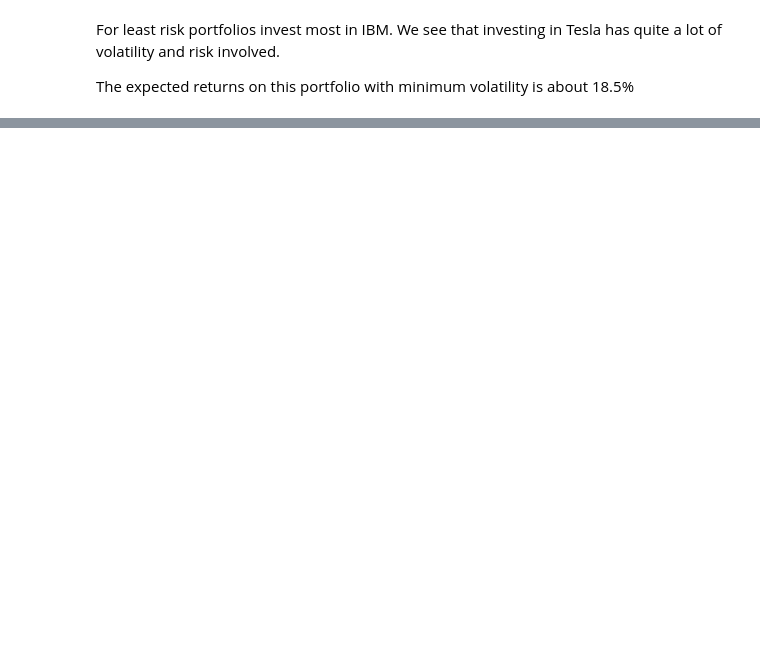
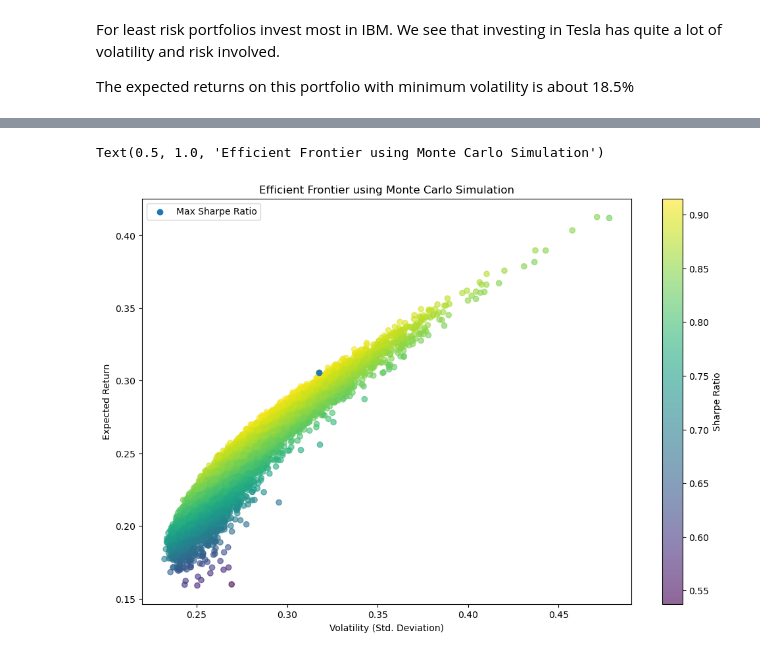
Before and after one commit to yogesh726726/OptimizationOfPortfolio, a Jupyter notebook: PortOpt_MonteCarlo.ipynb, the cells around one changed output, grey strips where cells are left out. Saved outputs shown, nothing was run; the diff lists cells and outputs as text; code cells hidden in the pictures; blank space fills up the shorter version.

```diff
--- a/PortOpt_MonteCarlo.ipynb
+++ b/PortOpt_MonteCarlo.ipynb
@@ -367,0 +368,15 @@ array([0.2290192 , 0.15599914, 0.50801223, 0.06933155, 0.03413338,
+# %%
+plt.figure(figsize=(12, 8))
+scatter = plt.scatter(volatility_arr, returns_arr, c=sharpe_arr, cmap='viridis', alpha=0.6)
+plt.colorbar(scatter, label='Sharpe Ratio')
+plt.xlabel('Volatility (Std. Deviation)')
+plt.ylabel('Expected Return')
+# Coordinates of the max Sharpe portfolio
+max_sharpe_idx = sharpe_arr.argmax()
+plt.scatter(volatility_arr[max_sharpe_idx], returns_arr[max_sharpe_idx], label='Max Sharpe Ratio')
+plt.legend()
+
+plt.title('Efficient Frontier using Monte Carlo Simulation')
+# %% [output]
+Text(0.5, 1.0, 'Efficient Frontier using Monte Carlo Simulation')
+[figure, added]
```
Also changed, not shown: parts of 15 cells of this notebook.
